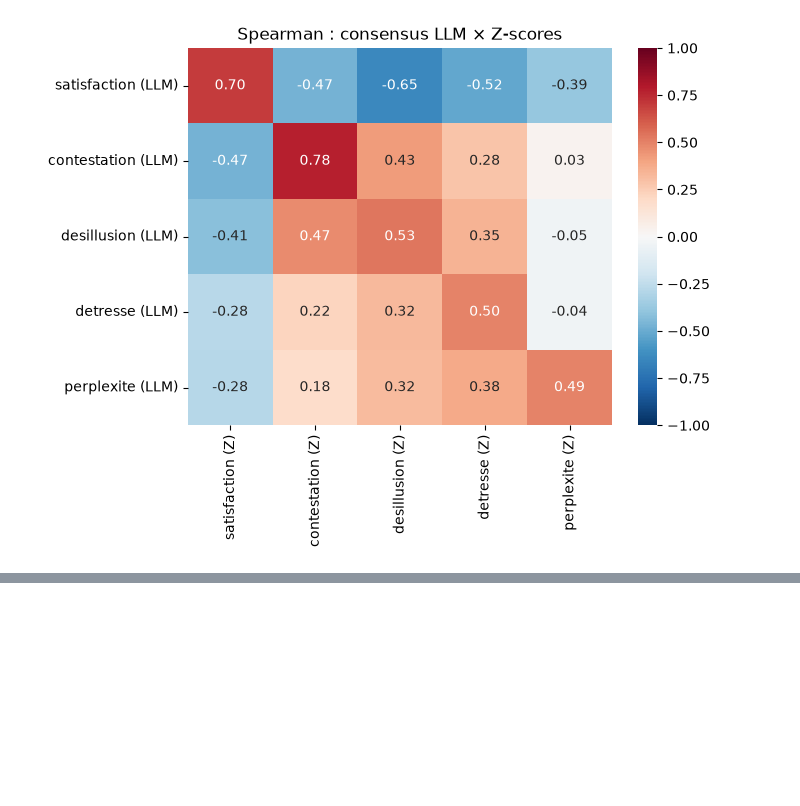
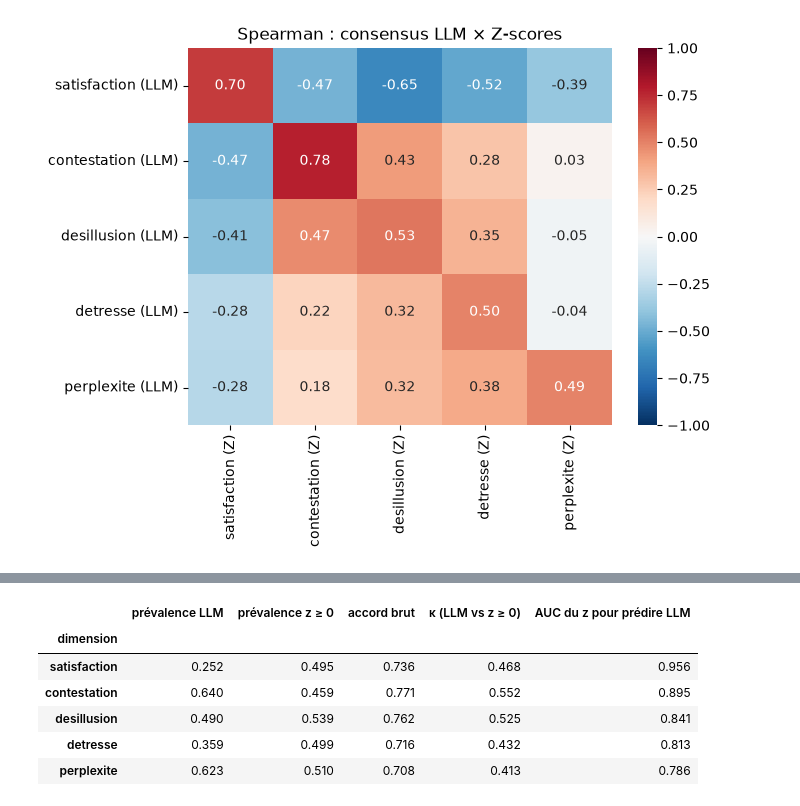
Before and after one commit to benji-64/Model_emotions, a Jupyter notebook: notebooks/llm_annotation.ipynb, the cells around one changed output, grey strips where cells are left out. Saved outputs shown, nothing was run; the diff lists cells and outputs as text; code cells hidden in the pictures; blank space fills up the shorter version.

```diff
--- a/notebooks/llm_annotation.ipynb
+++ b/notebooks/llm_annotation.ipynb
@@ -677,0 +733,27 @@ Textes appariés : 10000
+# %%
+from sklearn.metrics import roc_auc_score
+
+z = pd.read_csv(ZSCORES_PATH, encoding="utf-8-sig").set_index("id_experience")
+rows = []
+for dim in DIMENSIONS:
+    scores = wide_df[dim].reindex(columns=available)
+    present = ((scores >= 1).sum(axis=1) >= len(available) / 2).astype(int)   # consensus LLM
+    df = pd.DataFrame({"llm": present}).join(z[dim].rename("z"), how="inner").dropna()
+    z_pos = (df["z"] >= 0).astype(int)   # binarisation utilisée dans model_trainer
+    rows.append({
+        "dimension": dim,
+        "prévalence LLM": df["llm"].mean(),
+        "prévalence z ≥ 0": z_pos.mean(),
+        "accord brut": (df["llm"] == z_pos).mean(),
+        "κ (LLM vs z ≥ 0)": cohen_kappa_score(df["llm"], z_pos),
+        "AUC du z pour prédire LLM": roc_auc_score(df["llm"], df["z"]),
+    })
+display(pd.DataFrame(rows).set_index("dimension").round(3))
+# %% [output]
+|  | prévalence LLM | prévalence z ≥ 0 | accord brut | κ (LLM vs z ≥ 0) | AUC du z pour prédire LLM |
+| dimension |  |  |  |  |  |
+| satisfaction | 0.252 | 0.495 | 0.736 | 0.468 | 0.956 |
+| contestation | 0.640 | 0.459 | 0.771 | 0.552 | 0.895 |
+| desillusion | 0.490 | 0.539 | 0.762 | 0.525 | 0.841 |
+| detresse | 0.359 | 0.499 | 0.716 | 0.432 | 0.813 |
+| perplexite | 0.623 | 0.510 | 0.708 | 0.413 | 0.786 |
```
Also changed, not shown: parts of 5 cells of this notebook.
